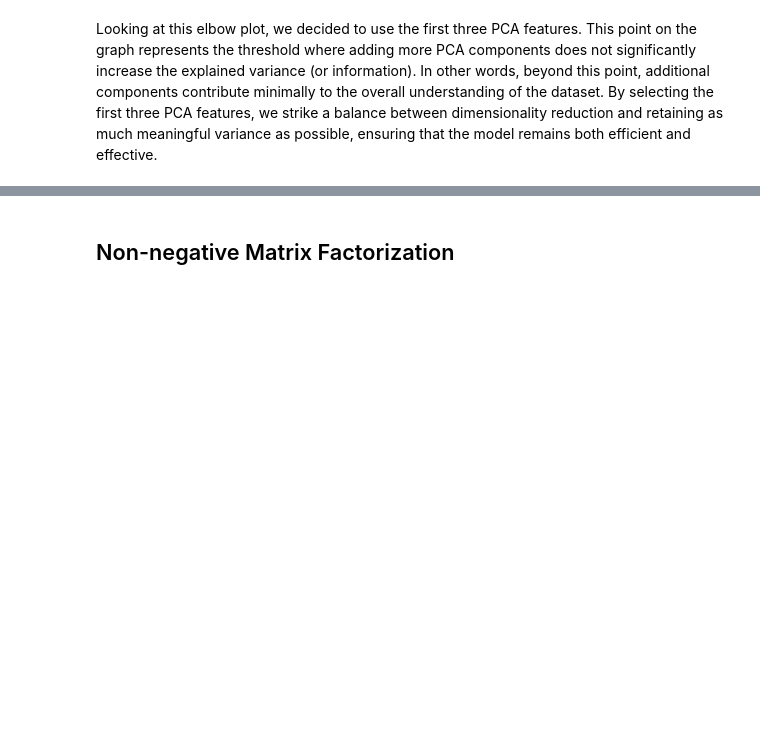
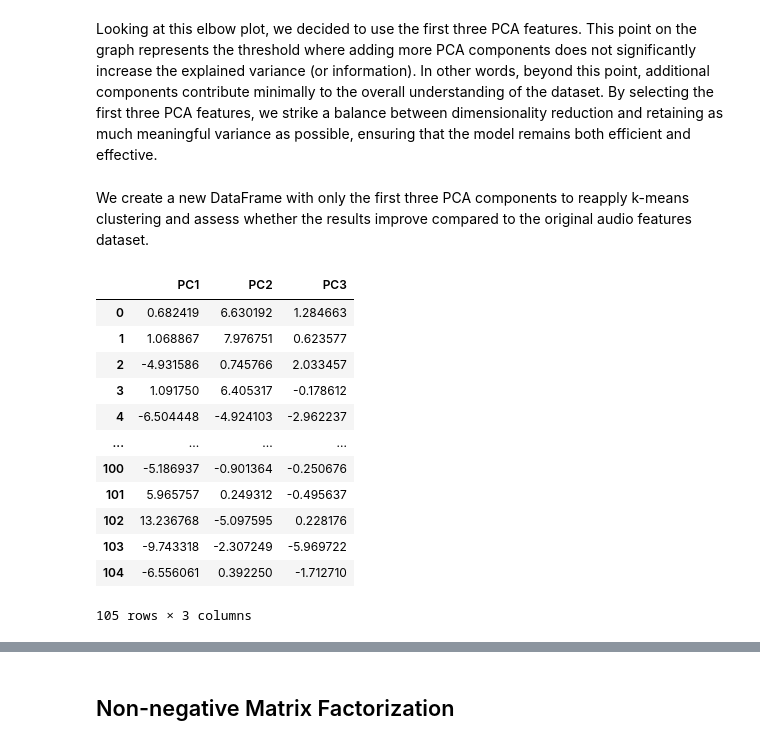
Before and after one commit to casperpriem05/ML, a Jupyter notebook: Opdracht_3/ML3_muziek_genres.ipynb, the cells around one changed output, grey strips where cells are left out. Drawn from its saved outputs; the diff is of its cells as text; code cells hidden in the pictures; blank space fills up the shorter version.

```diff
--- a/Opdracht_3/ML3_muziek_genres.ipynb
+++ b/Opdracht_3/ML3_muziek_genres.ipynb
@@ -1719,3 +1712,27 @@ Text(0.5, 1.0, 'Explained Variance Ratio by Principal Component')
 [figure]
 # %% [markdown]
 Looking at this elbow plot, we decided to use the first three PCA features. This point on the graph represents the threshold where adding more PCA components does not significantly increase the explained variance (or information). In other words, beyond this point, additional components contribute minimally to the overall understanding of the dataset. By selecting the first three PCA features, we strike a balance between dimensionality reduction and retaining as much meaningful variance as possible, ensuring that the model remains both efficient and effective.
+# %% [markdown]
+We create a new DataFrame with only the first three PCA components to reapply k-means clustering and assess whether the results improve compared to the original audio features dataset.
+# %%
+pca = PCA(n_components=3)
+
+pca_features = pca.fit_transform(features_unlabeled)
+
+pca_df = pd.DataFrame(pca_features, columns=[f'PC{i+1}' for i in range(3)])
+# %%
+display(pca_df)
+# %% [output]
+|  | PC1 | PC2 | PC3 |
+| 0 | 0.682419 | 6.630192 | 1.284663 |
+| 1 | 1.068867 | 7.976751 | 0.623577 |
+| 2 | -4.931586 | 0.745766 | 2.033457 |
+| 3 | 1.091750 | 6.405317 | -0.178612 |
+| 4 | -6.504448 | -4.924103 | -2.962237 |
+| ... | ... | ... | ... |
+| 100 | -5.186937 | -0.901364 | -0.250676 |
+| 101 | 5.965757 | 0.249312 | -0.495637 |
+| 102 | 13.236768 | -5.097595 | 0.228176 |
+| 103 | -9.743318 | -2.307249 | -5.969722 |
+| 104 | -6.556061 | 0.392250 | -1.712710 |
+105 rows × 3 columns
```
Also changed, not shown: parts of 20 cells of this notebook.
